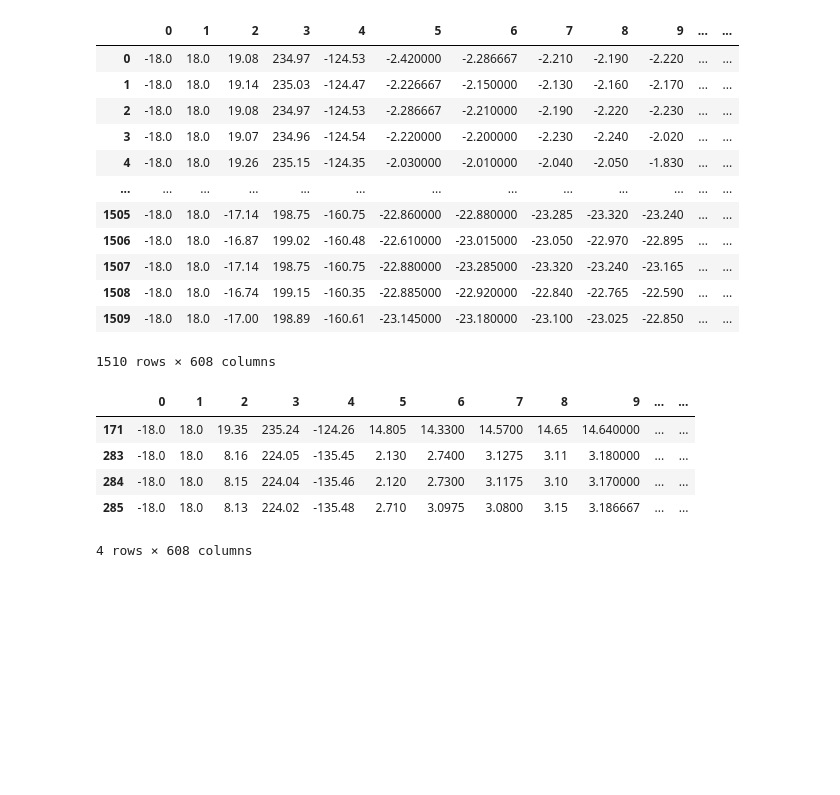
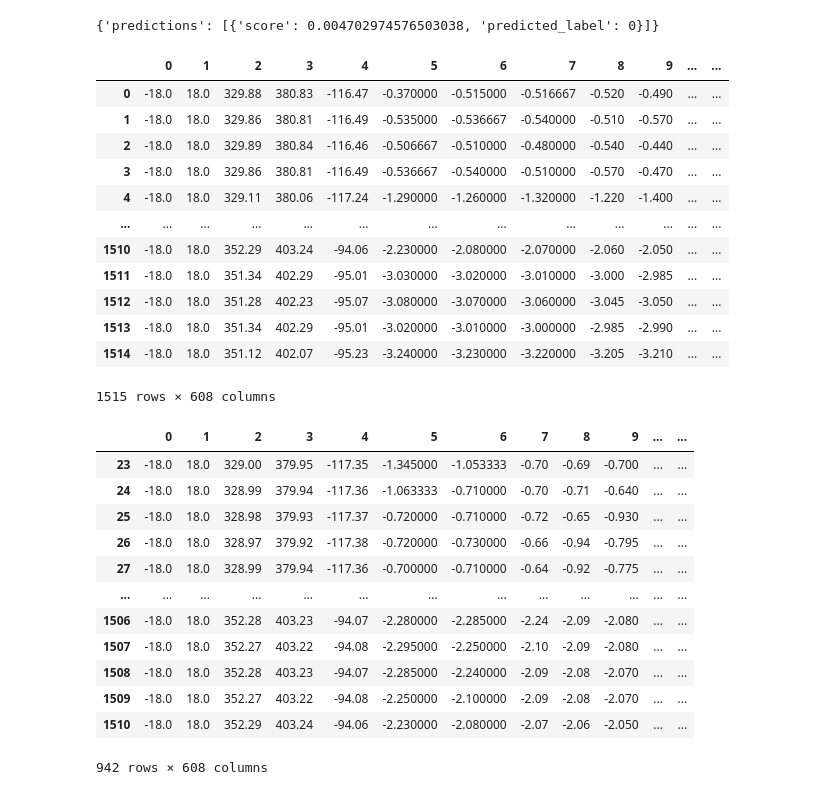
Before and after one commit to yoyu777/ml-demo, a Jupyter notebook: notebooks/linear_learner.ipynb, the cells around one changed output. Cells and saved outputs as stored; diff of their text form; code cells hidden in the pictures; blank space fills up the shorter version.

Commit message:
updated test notebook

```diff
--- a/notebooks/linear_learner.ipynb
+++ b/notebooks/linear_learner.ipynb
@@ -1,5 +1,5 @@
 # %%
-bucket = 'bucket-mldemo-dev-20200505120005202200000002'
+bucket = 'bucket-mldemo-dev-20200624145048345300000002'
 
 # Define IAM role
 import re
@@ -44,3 +62,3 @@ df
 # %%
-evaluation_data_df=df[round(len(df)*0.85+1):].copy().reset_index(drop=True)
-evaluation_data_df
+test_data_df=df[round(len(df)*0.85+1):].copy().reset_index(drop=True)
+test_data_df
@@ -47,41 +79,50 @@ evaluation_data_df
 # %%
-data=','.join([str(x) for x in evaluation_data_df.loc[0].tolist()[0:605]])
+data=','.join([str(x) for x in test_data_df.loc[0].tolist()[0:605]])
 linear_predictor.predict(data)
+# %% [output]
+{'predictions': [{'score': 0.004702974576503038, 'predicted_label': 0}]}
 # %%
 def eval_func(row):
     csv=','.join(row.tolist()[0:605])
     result=linear_predictor.predict(csv)
     return result
-results=evaluation_data_df.astype(str).apply(eval_func,axis=1)
+results=test_data_df.astype(str).apply(eval_func,axis=1)
 # %%
 predicted_labels=[1 if i['predictions'][0]['predicted_label']==1.0 else 0 for i in results]
 # %%
 score=[i['predictions'][0]['score'] for i in results]
 # %%
-evaluation_data_df['predicted_labels']=predicted_labels
-evaluation_data_df['score']=score
-evaluation_data_df
+test_data_df['predicted_labels']=predicted_labels
+test_data_df['score']=score
+test_data_df
 # %% [output]
 |  | 0 | 1 | 2 | 3 | 4 | 5 | 6 | 7 | 8 | 9 | ... | ... |
-| 0 | -18.0 | 18.0 | 19.08 | 234.97 | -124.53 | -2.420000 | -2.286667 | -2.210 | -2.190 | -2.220 | ... | ... |
-| 1 | -18.0 | 18.0 | 19.14 | 235.03 | -124.47 | -2.226667 | -2.150000 | -2.130 | -2.160 | -2.170 | ... | ... |
-| 2 | -18.0 | 18.0 | 19.08 | 234.97 | -124.53 | -2.286667 | -2.210000 | -2.190 | -2.220 | -2.230 | ... | ... |
-| 3 | -18.0 | 18.0 | 19.07 | 234.96 | -124.54 | -2.220000 | -2.200000 | -2.230 | -2.240 | -2.020 | ... | ... |
-| 4 | -18.0 | 18.0 | 19.26 | 235.15 | -124.35 | -2.030000 | -2.010000 | -2.040 | -2.050 | -1.830 | ... | ... |
+| 0 | -18.0 | 18.0 | 329.88 | 380.83 | -116.47 | -0.370000 | -0.515000 | -0.516667 | -0.520 | -0.490 | ... | ... |
+| 1 | -18.0 | 18.0 | 329.86 | 380.81 | -116.49 | -0.535000 | -0.536667 | -0.540000 | -0.510 | -0.570 | ... | ... |
+| 2 | -18.0 | 18.0 | 329.89 | 380.84 | -116.46 | -0.506667 | -0.510000 | -0.480000 | -0.540 | -0.440 | ... | ... |
+| 3 | -18.0 | 18.0 | 329.86 | 380.81 | -116.49 | -0.536667 | -0.540000 | -0.510000 | -0.570 | -0.470 | ... | ... |
+| 4 | -18.0 | 18.0 | 329.11 | 380.06 | -117.24 | -1.290000 | -1.260000 | -1.320000 | -1.220 | -1.400 | ... | ... |
 | ... | ... | ... | ... | ... | ... | ... | ... | ... | ... | ... | ... | ... |
-| 1505 | -18.0 | 18.0 | -17.14 | 198.75 | -160.75 | -22.860000 | -22.880000 | -23.285 | -23.320 | -23.240 | ... | ... |
-| 1506 | -18.0 | 18.0 | -16.87 | 199.02 | -160.48 | -22.610000 | -23.015000 | -23.050 | -22.970 | -22.895 | ... | ... |
-| 1507 | -18.0 | 18.0 | -17.14 | 198.75 | -160.75 | -22.880000 | -23.285000 | -23.320 | -23.240 | -23.165 | ... | ... |
-| 1508 | -18.0 | 18.0 | -16.74 | 199.15 | -160.35 | -22.885000 | -22.920000 | -22.840 | -22.765 | -22.590 | ... | ... |
-| 1509 | -18.0 | 18.0 | -17.00 | 198.89 | -160.61 | -23.145000 | -23.180000 | -23.100 | -23.025 | -22.850 | ... | ... |
+| 1510 | -18.0 | 18.0 | 352.29 | 403.24 | -94.06 | -2.230000 | -2.080000 | -2.070000 | -2.060 | -2.050 | ... | ... |
+| 1511 | -18.0 | 18.0 | 351.34 | 402.29 | -95.01 | -3.030000 | -3.020000 | -3.010000 | -3.000 | -2.985 | ... | ... |
+| 1512 | -18.0 | 18.0 | 351.28 | 402.23 | -95.07 | -3.080000 | -3.070000 | -3.060000 | -3.045 | -3.050 | ... | ... |
+| 1513 | -18.0 | 18.0 | 351.34 | 402.29 | -95.01 | -3.020000 | -3.010000 | -3.000000 | -2.985 | -2.990 | ... | ... |
+| 1514 | -18.0 | 18.0 | 351.12 | 402.07 | -95.23 | -3.240000 | -3.230000 | -3.220000 | -3.205 | -3.210 | ... | ... |
-1510 rows × 608 columns
+1515 rows × 608 columns
 # %%
-evaluation_data_df[evaluation_data_df['predicted_labels']==1]
+test_data_df[test_data_df['predicted_labels']==1]
 # %% [output]
 |  | 0 | 1 | 2 | 3 | 4 | 5 | 6 | 7 | 8 | 9 | ... | ... |
-| 171 | -18.0 | 18.0 | 19.35 | 235.24 | -124.26 | 14.805 | 14.3300 | 14.5700 | 14.65 | 14.640000 | ... | ... |
-| 283 | -18.0 | 18.0 | 8.16 | 224.05 | -135.45 | 2.130 | 2.7400 | 3.1275 | 3.11 | 3.180000 | ... | ... |
-| 284 | -18.0 | 18.0 | 8.15 | 224.04 | -135.46 | 2.120 | 2.7300 | 3.1175 | 3.10 | 3.170000 | ... | ... |
-| 285 | -18.0 | 18.0 | 8.13 | 224.02 | -135.48 | 2.710 | 3.0975 | 3.0800 | 3.15 | 3.186667 | ... | ... |
+| 23 | -18.0 | 18.0 | 329.00 | 379.95 | -117.35 | -1.345000 | -1.053333 | -0.70 | -0.69 | -0.700 | ... | ... |
+| 24 | -18.0 | 18.0 | 328.99 | 379.94 | -117.36 | -1.063333 | -0.710000 | -0.70 | -0.71 | -0.640 | ... | ... |
+| 25 | -18.0 | 18.0 | 328.98 | 379.93 | -117.37 | -0.720000 | -0.710000 | -0.72 | -0.65 | -0.930 | ... | ... |
+| 26 | -18.0 | 18.0 | 328.97 | 379.92 | -117.38 | -0.720000 | -0.730000 | -0.66 | -0.94 | -0.795 | ... | ... |
+| 27 | -18.0 | 18.0 | 328.99 | 379.94 | -117.36 | -0.700000 | -0.710000 | -0.64 | -0.92 | -0.775 | ... | ... |
+| ... | ... | ... | ... | ... | ... | ... | ... | ... | ... | ... | ... | ... |
+| 1506 | -18.0 | 18.0 | 352.28 | 403.23 | -94.07 | -2.280000 | -2.285000 | -2.24 | -2.09 | -2.080 | ... | ... |
+| 1507 | -18.0 | 18.0 | 352.27 | 403.22 | -94.08 | -2.295000 | -2.250000 | -2.10 | -2.09 | -2.080 | ... | ... |
+| 1508 | -18.0 | 18.0 | 352.28 | 403.23 | -94.07 | -2.285000 | -2.240000 | -2.09 | -2.08 | -2.070 | ... | ... |
+| 1509 | -18.0 | 18.0 | 352.27 | 403.22 | -94.08 | -2.250000 | -2.100000 | -2.09 | -2.08 | -2.070 | ... | ... |
+| 1510 | -18.0 | 18.0 | 352.29 | 403.24 | -94.06 | -2.230000 | -2.080000 | -2.07 | -2.06 | -2.050 | ... | ... |
-4 rows × 608 columns
+942 rows × 608 columns
 # %%
```
Also changed, not shown: parts of 6 cells of this notebook.
